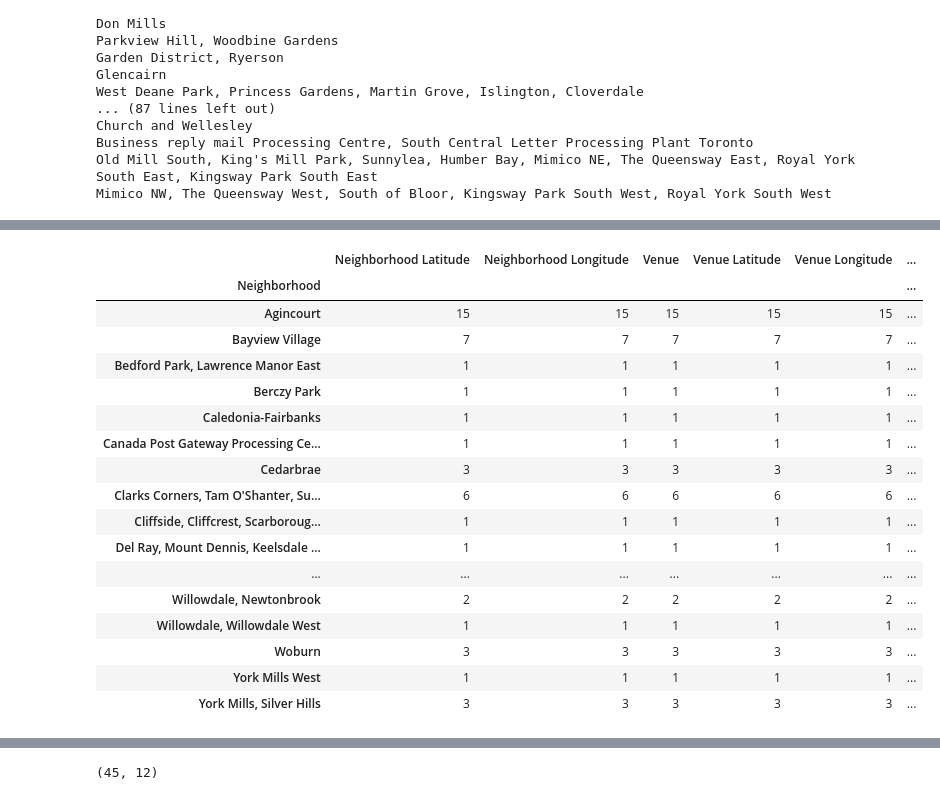
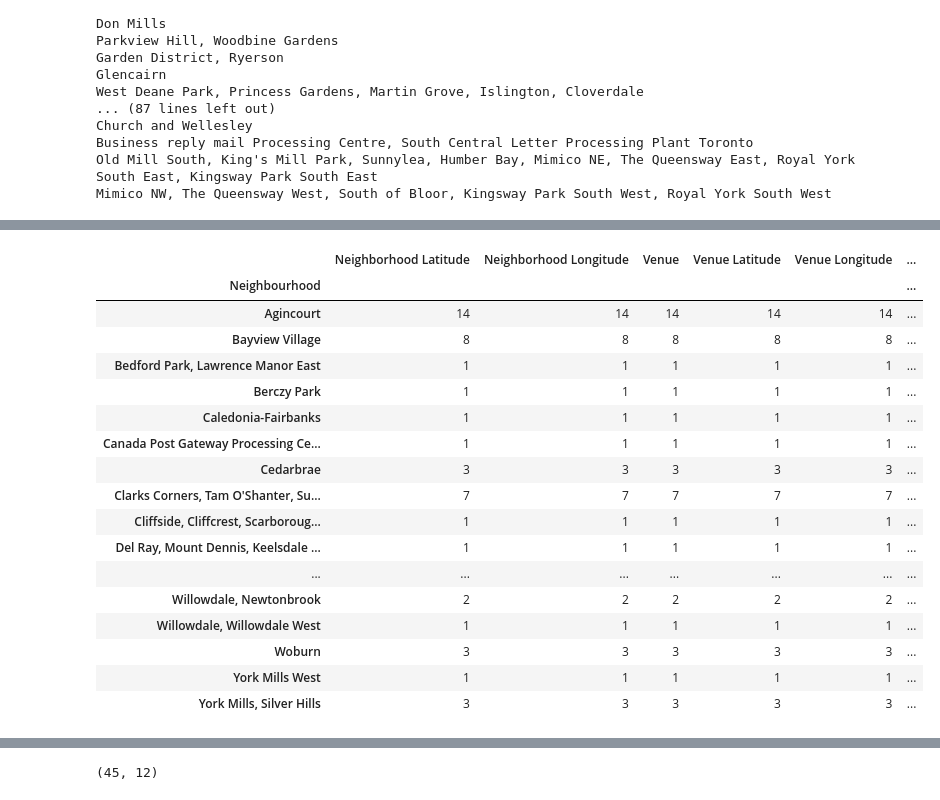
Before and after one commit to huiyi-see/Coursera_Capstone, a Jupyter notebook: Capstone_Project2.ipynb, the cells around one changed output, grey strips where cells are left out. Cells and saved outputs as stored; diff of their text form; code cells hidden in the pictures.

```diff
--- a/Capstone_Project2.ipynb
+++ b/Capstone_Project2.ipynb
@@ -309,7 +254,7 @@ CLIENT_SECRET:44OFWBAGAXTB01GUTMZMDOOKFDSVPVE1TNH1QDUIXVMX4JUA
 # %%
 LIMIT = 100 # limit of number of venues returned by Foursquare API
 
-radius = 2000 # define radius
+radius = 1000 # define radius
 
 def getNearbyVenues(names, latitudes, longitudes, radius=2000):
 
@@ -341,7 +286,7 @@ def getNearbyVenues(names, latitudes, longitudes, radius=2000):
             v['venue']['categories'][0]['name']) for v in results])
 
     nearby_venues = pd.DataFrame([item for venue_list in venues_list for item in venue_list])
-    nearby_venues.columns = ['Neighborhood',
+    nearby_venues.columns = ['Neighbourhood',
                   'Neighborhood Latitude',
                   'Neighborhood Longitude',
                   'Venue',
@@ -428,35 +373,34 @@ Restaurant keywords from venue categories:
  'Casino',
  'Coworking Space']
 # %%
+#initialize the related Chinese restaurants from the venue categories
 chinese_restaurant = [ 'Chinese Restaurant', 'Dim Sum Restaurant',
              'Noodle House', 'Hakka Restaurant',  'Taiwanese Restaurant',
              'Dumpling Restaurant','Asian Reataurant','Hong Kong Restaurant',
              'Hotpot Restaurant','Xinjiang Restaurant',
- 'Szechuan Restaurant'
+             'Szechuan Restaurant'
              ]
 
 chinese_pd = pd.DataFrame(chinese_restaurant)
-#rename the coloumns so the match
+#rename the coloumns
 chinese_pd = chinese_pd.rename(columns={0:'Venue Category'})
 
 #Join the 2 dataframes as instructed
 new_df = pd.merge(to_ve, chinese_pd, on='Venue Category', how='right')
 
-# display the new dataframe
-#TO_new
-
-new_df.groupby('Neighborhood').count()
+# show the new dataframe
+new_df.groupby('Neighbourhood').count()
 # %% [output]
 |  | Neighborhood Latitude | Neighborhood Longitude | Venue | Venue Latitude | Venue Longitude | ... |
-| Neighborhood |  |  |  |  |  | ... |
-| Agincourt | 15 | 15 | 15 | 15 | 15 | ... |
-| Bayview Village | 7 | 7 | 7 | 7 | 7 | ... |
+| Neighbourhood |  |  |  |  |  | ... |
+| Agincourt | 14 | 14 | 14 | 14 | 14 | ... |
+| Bayview Village | 8 | 8 | 8 | 8 | 8 | ... |
 | Bedford Park, Lawrence Manor East | 1 | 1 | 1 | 1 | 1 | ... |
 | Berczy Park | 1 | 1 | 1 | 1 | 1 | ... |
 | Caledonia-Fairbanks | 1 | 1 | 1 | 1 | 1 | ... |
 | Canada Post Gateway Processing Ce... | 1 | 1 | 1 | 1 | 1 | ... |
 | Cedarbrae | 3 | 3 | 3 | 3 | 3 | ... |
-| Clarks Corners, Tam O'Shanter, Su... | 6 | 6 | 6 | 6 | 6 | ... |
+| Clarks Corners, Tam O'Shanter, Su... | 7 | 7 | 7 | 7 | 7 | ... |
 | Cliffside, Cliffcrest, Scarboroug... | 1 | 1 | 1 | 1 | 1 | ... |
 | Del Ray, Mount Dennis, Keelsdale ... | 1 | 1 | 1 | 1 | 1 | ... |
 | ... | ... | ... | ... | ... | ... | ... |
```
Also changed, not shown: parts of 15 cells of this notebook, 1 other file.
